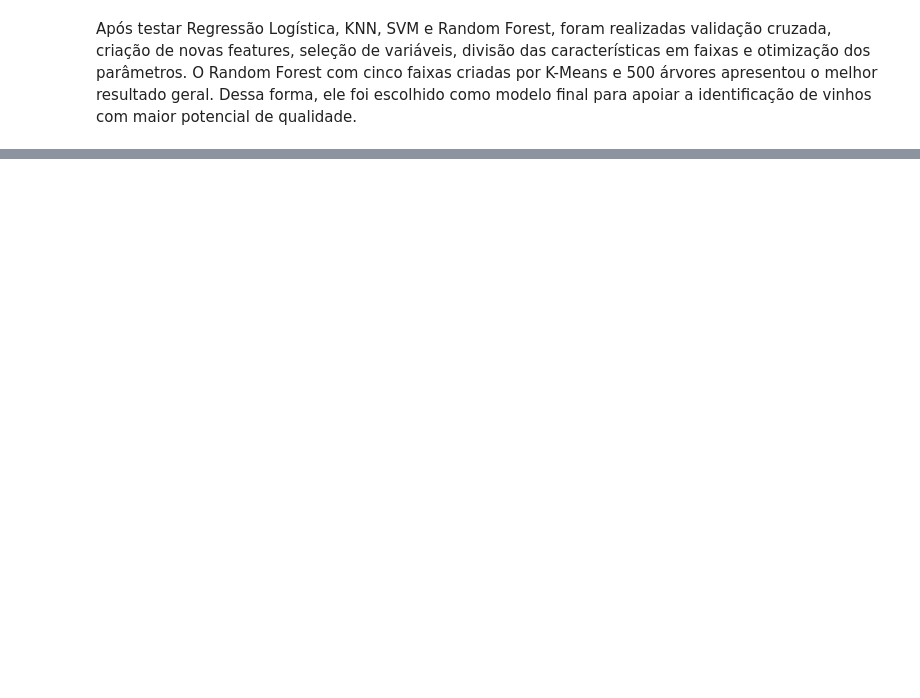
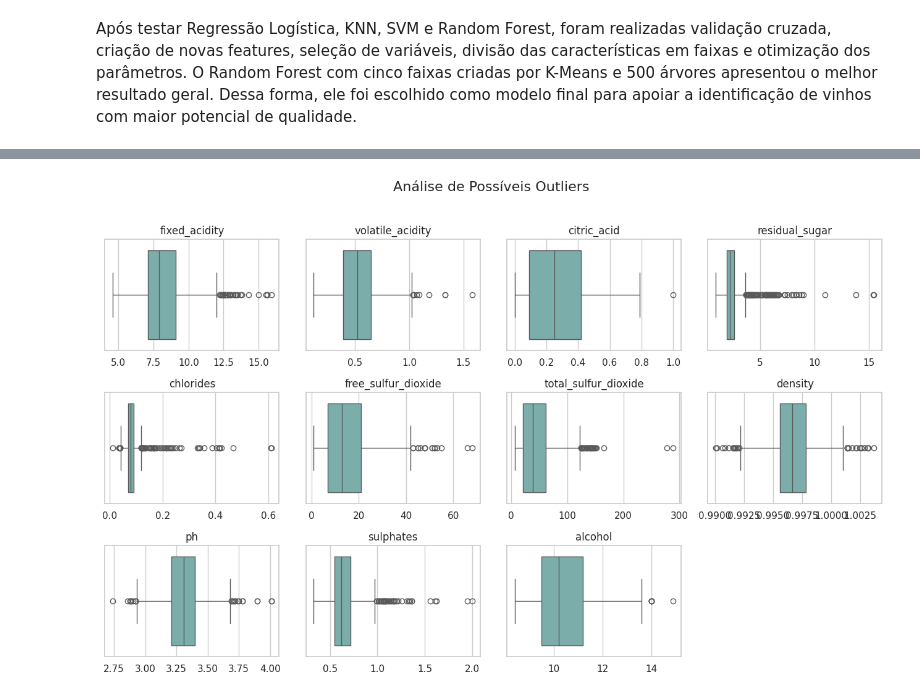
Before and after one commit to bsc1990/Cases-FIAP, a Jupyter notebook: case_vinhos_fiap.ipynb, the cells around one changed output, grey strips where cells are left out. Saved outputs shown, nothing was run; the diff lists cells and outputs as text; code cells hidden in the pictures; blank space fills up the shorter version.

```diff
--- a/case_vinhos_fiap.ipynb
+++ b/case_vinhos_fiap.ipynb
@@ -2505,0 +2777,79 @@ Após testar Regressão Logística, KNN, SVM e Random Forest, foram realizadas v
+# %%
+base_numerica = base_vinho_tratada[
+    variaveis_explicativas
+]
+
+q1 = base_numerica.quantile(0.25)
+q3 = base_numerica.quantile(0.75)
+
+intervalo_interquartil = q3 - q1
+
+limite_inferior = (
+    q1 - 1.5 * intervalo_interquartil
+)
+
+limite_superior = (
+    q3 + 1.5 * intervalo_interquartil
+)
+
+mascara_outliers = (
+    base_numerica.lt(limite_inferior)
+    | base_numerica.gt(limite_superior)
+)
+
+resumo_outliers = pd.DataFrame({
+    'quantidade_outliers':
+        mascara_outliers.sum(),
+
+    'percentual_outliers':
+        mascara_outliers.mean()
+}).sort_values(
+    by='percentual_outliers',
+    ascending=False
+)
+
+display(
+    resumo_outliers.style.format({
+        'percentual_outliers': '{:.2%}'
+    })
+)
+
+
+#Boxplots
+fig, eixos = plt.subplots(
+    3,
+    4,
+    figsize=(13, 8)
+)
+
+eixos = eixos.flatten()
+
+for indice, coluna in enumerate(
+    variaveis_explicativas
+):
+
+    sns.boxplot(
+        data=base_vinho_tratada,
+        x=coluna,
+        ax=eixos[indice],
+        color='#72B7B2'
+    )
+
+    eixos[indice].set_title(coluna)
+    eixos[indice].set_xlabel('')
+
+for indice in range(
+    len(variaveis_explicativas),
+    len(eixos)
+):
+    eixos[indice].set_visible(False)
+
+plt.suptitle(
+    'Análise de Possíveis Outliers',
+    fontsize=16,
+    y=1.02
+)
+
+plt.tight_layout()
+plt.show()
+# %% [output]
@@ -2505,0 +2868 @@ Após testar Regressão Logística, KNN, SVM e Random Forest, foram realizadas v
+[figure, added]
```
Also changed, not shown: parts of 22 cells of this notebook.
